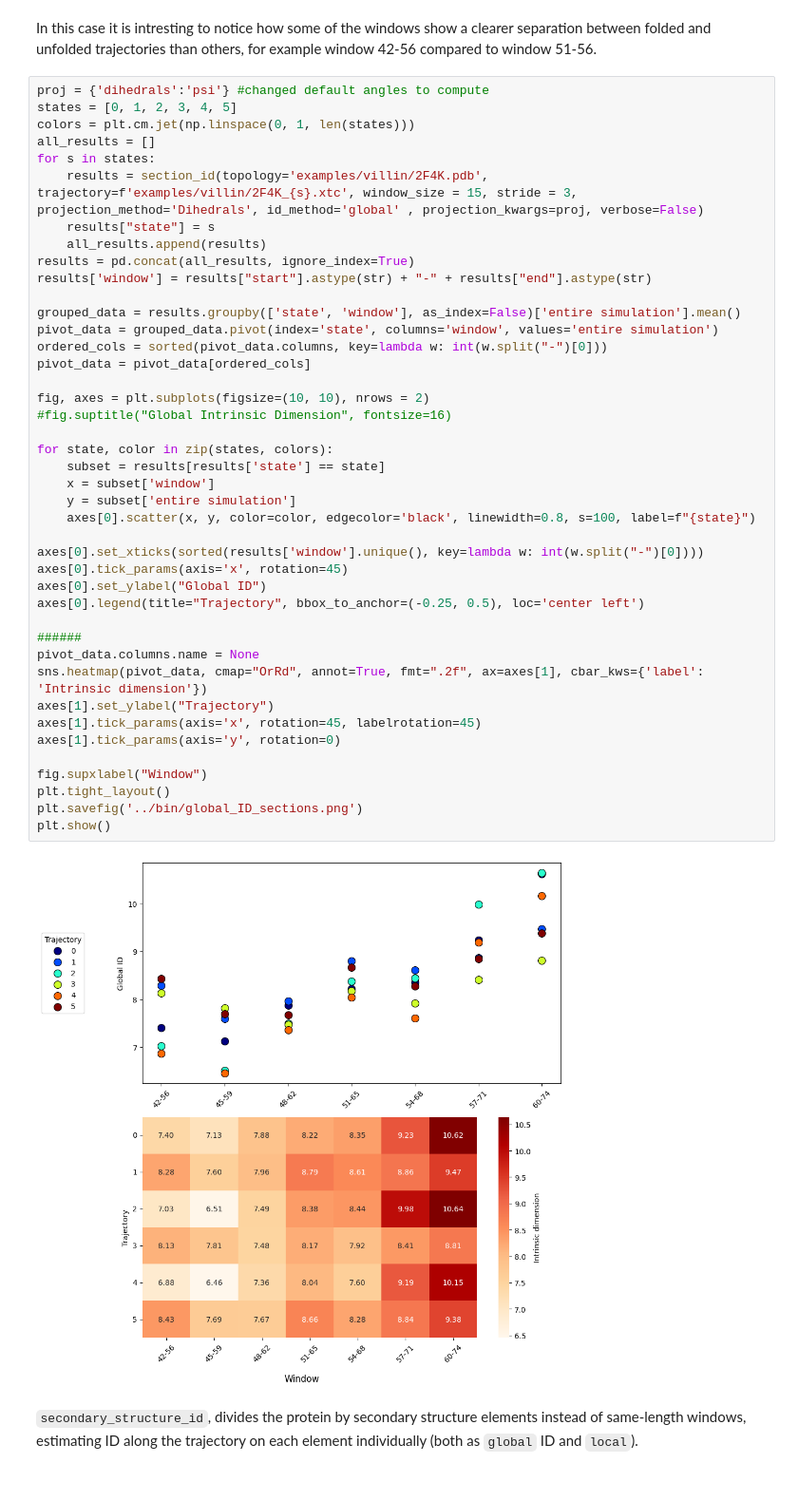
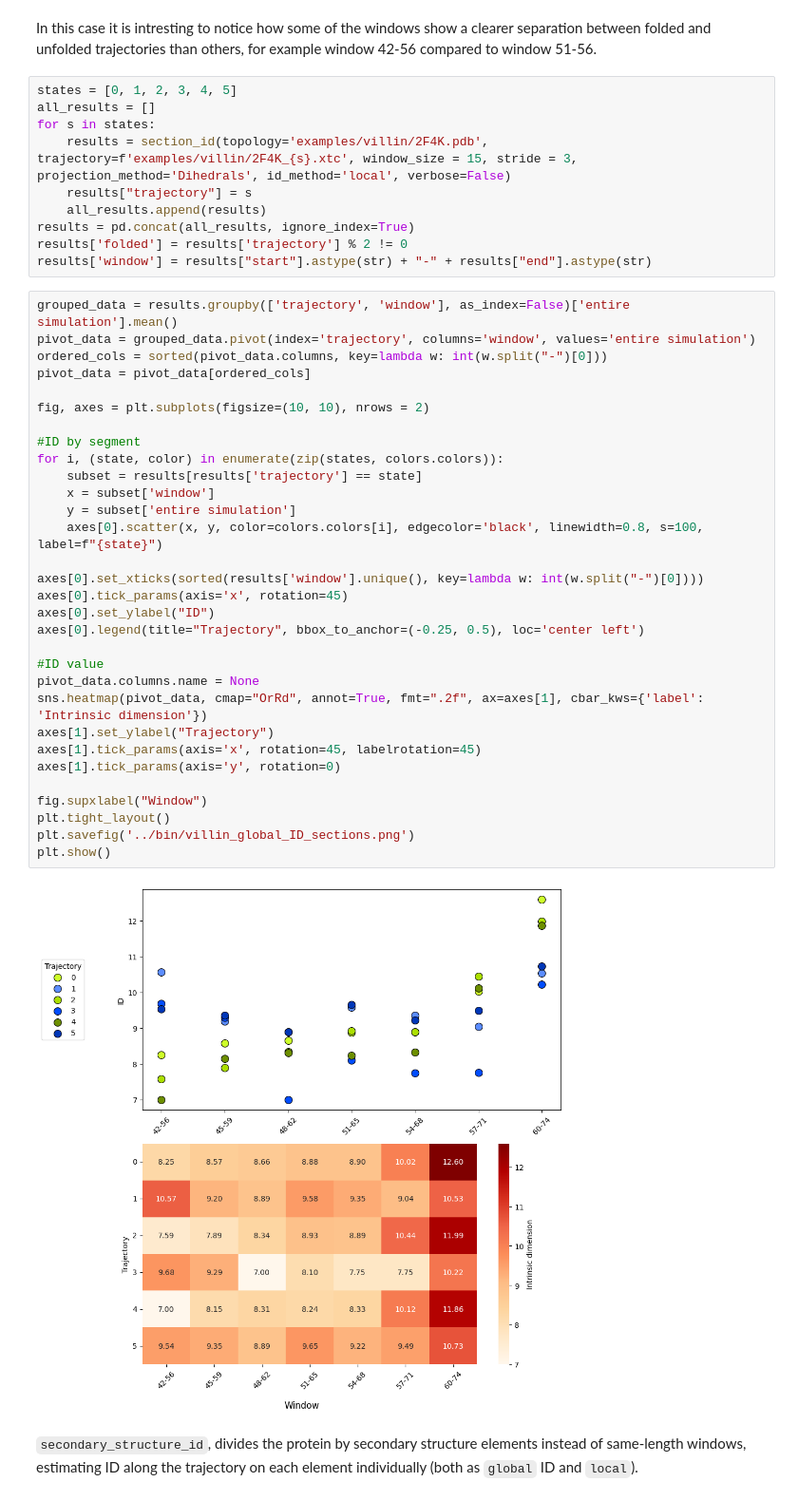
Before and after one commit to icazzaniga/MDIntrinsicDimension, a Jupyter notebook: docs/villin_plots.ipynb, the cells around one changed output. Shown at 95% size. Saved outputs shown, nothing was run; the diff lists cells and outputs as text.

```diff
--- a/docs/villin_plots.ipynb
+++ b/docs/villin_plots.ipynb
@@ -139,50 +125,49 @@ plt.show()
 Similarly, with <span class="mark"><code>section_id</code></span>, it is possible to visualise, for each window, the value of ID along the trajectory (both as ``global`` ID and ``local``).
 # %% [markdown]
 In this case it is intresting to notice how some of the windows show a clearer separation between folded and unfolded trajectories than others, for example window 42-56 compared to window 51-56.
+# %%
+states = [0, 1, 2, 3, 4, 5]
+all_results = []
+for s in states:
+    results = section_id(topology='examples/villin/2F4K.pdb', trajectory=f'examples/villin/2F4K_{s}.xtc', window_size = 15, stride = 3, projection_method='Dihedrals', id_method='local', verbose=False)
+    results["trajectory"] = s
+    all_results.append(results)
+results = pd.concat(all_results, ignore_index=True)
+results['folded'] = results['trajectory'] % 2 != 0
+results['window'] = results["start"].astype(str) + "-" + results["end"].astype(str)
 # %%
-proj = {'dihedrals':'psi'} #changed default angles to compute
-states = [0, 1, 2, 3, 4, 5]
-colors = plt.cm.jet(np.linspace(0, 1, len(states)))
-all_results = []
-for s in states:
-    results = section_id(topology='examples/villin/2F4K.pdb', trajectory=f'examples/villin/2F4K_{s}.xtc', window_size = 15, stride = 3, projection_method='Dihedrals', id_method='global' , projection_kwargs=proj, verbose=False)
-    results["state"] = s
-    all_results.append(results)
-results = pd.concat(all_results, ignore_index=True)
-results['window'] = results["start"].astype(str) + "-" + results["end"].astype(str)
-
-grouped_data = results.groupby(['state', 'window'], as_index=False)['entire simulation'].mean()
-pivot_data = grouped_data.pivot(index='state', columns='window', values='entire simulation')
+grouped_data = results.groupby(['trajectory', 'window'], as_index=False)['entire simulation'].mean()
+pivot_data = grouped_data.pivot(index='trajectory', columns='window', values='entire simulation')
 ordered_cols = sorted(pivot_data.columns, key=lambda w: int(w.split("-")[0]))
 pivot_data = pivot_data[ordered_cols]
 
 fig, axes = plt.subplots(figsize=(10, 10), nrows = 2)
-#fig.suptitle("Global Intrinsic Dimension", fontsize=16)
 
-for state, color in zip(states, colors):
-    subset = results[results['state'] == state]
+#ID by segment
+for i, (state, color) in enumerate(zip(states, colors.colors)):
+    subset = results[results['trajectory'] == state]
     x = subset['window']
     y = subset['entire simulation']
-    axes[0].scatter(x, y, color=color, edgecolor='black', linewidth=0.8, s=100, label=f"{state}")
+    axes[0].scatter(x, y, color=colors.colors[i], edgecolor='black', linewidth=0.8, s=100, label=f"{state}")
 
 axes[0].set_xticks(sorted(results['window'].unique(), key=lambda w: int(w.split("-")[0])))
 axes[0].tick_params(axis='x', rotation=45)
-axes[0].set_ylabel("Global ID")
+axes[0].set_ylabel("ID")
 axes[0].legend(title="Trajectory", bbox_to_anchor=(-0.25, 0.5), loc='center left')
 
-######
+#ID value
 pivot_data.columns.name = None
 sns.heatmap(pivot_data, cmap="OrRd", annot=True, fmt=".2f", ax=axes[1], cbar_kws={'label': 'Intrinsic dimension'})
 axes[1].set_ylabel("Trajectory")
 axes[1].tick_params(axis='x', rotation=45, labelrotation=45)
 axes[1].tick_params(axis='y', rotation=0)
 
 fig.supxlabel("Window")
 plt.tight_layout()
-plt.savefig('../bin/global_ID_sections.png')
+plt.savefig('../bin/villin_global_ID_sections.png')
 plt.show()
 # %% [output]
-[figure, old version]
+[figure, new version]
 # %% [markdown]
 <span class="mark"><code>secondary_structure_id</code></span>, divides the protein by secondary structure elements instead of same-length windows, estimating ID along the trajectory on each element individually (both as ``global`` ID and ``local``).
 # %% [markdown]
```
Also changed, not shown: parts of 5 cells of this notebook, 3 other files.
